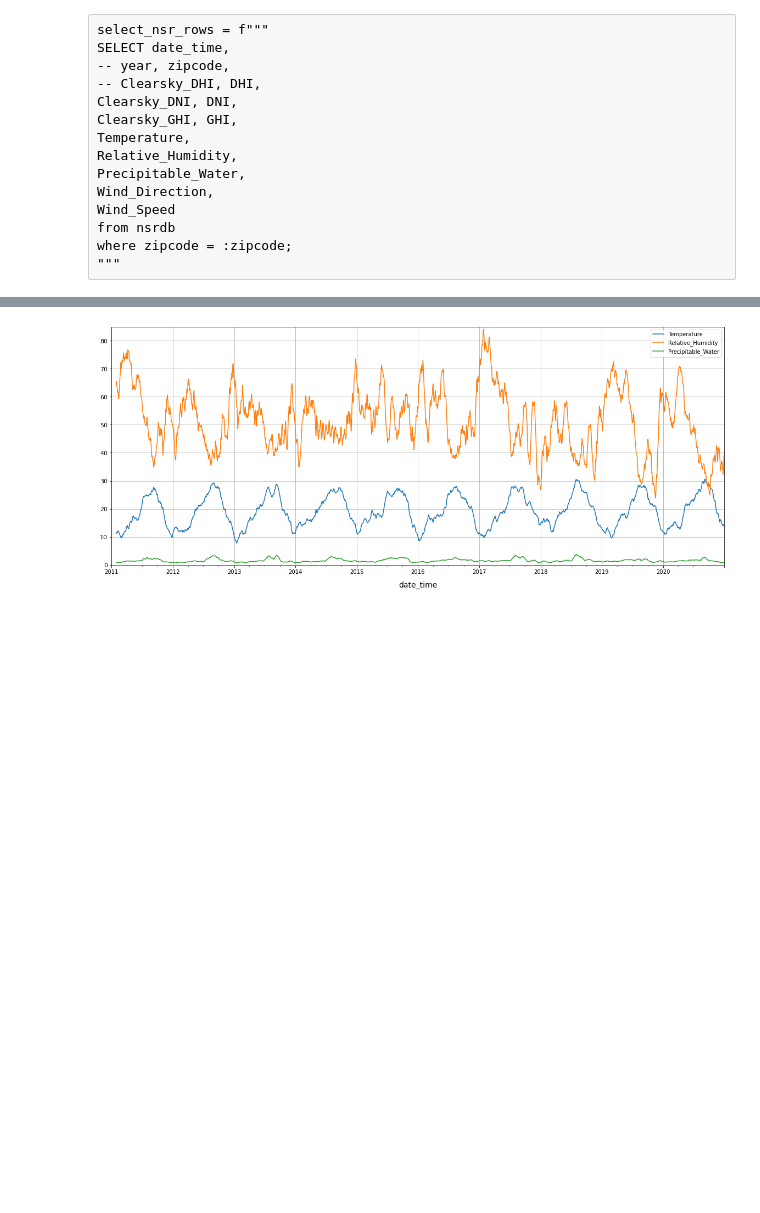
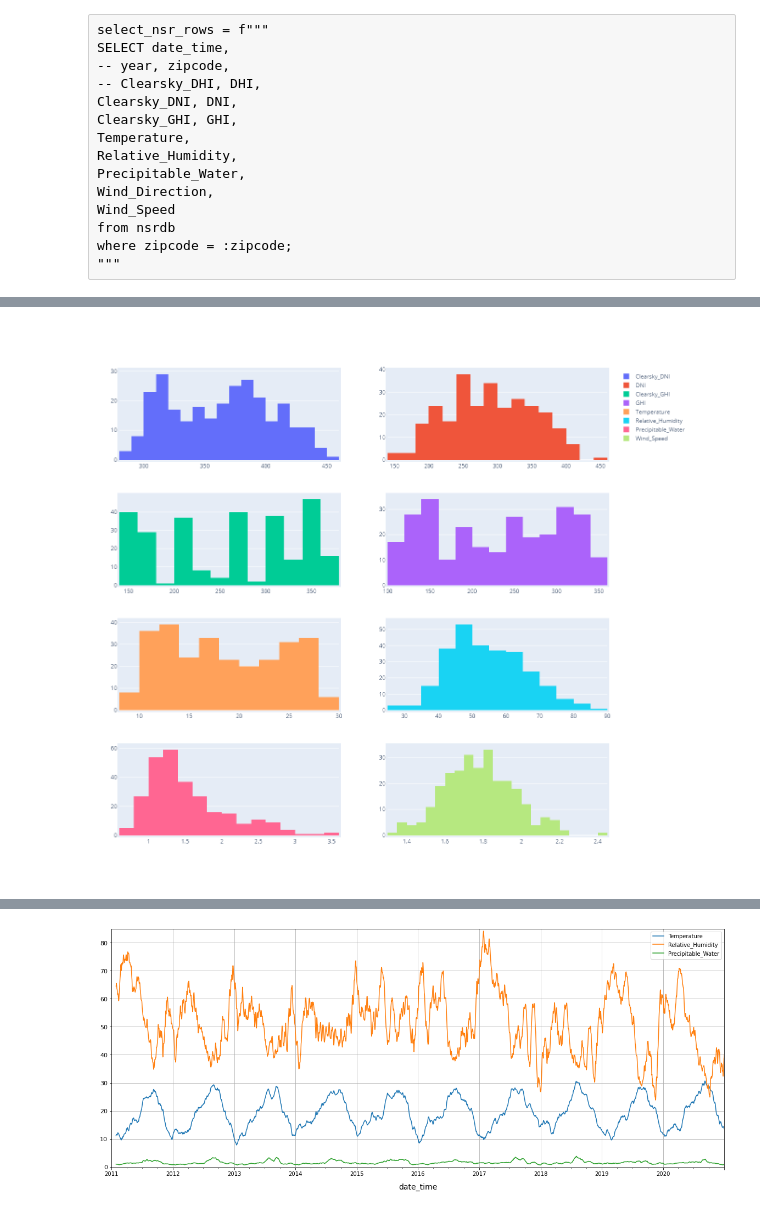
Before and after one commit to gamyers/solar-697, a Jupyter notebook: gm/notebooks/ts_eda.ipynb, the cells around one changed output, grey strips where cells are left out. Saved outputs shown, nothing was run; the diff lists cells and outputs as text; code cells hidden in the pictures; blank space fills up the shorter version.

```diff
--- a/gm/notebooks/ts_eda.ipynb
+++ b/gm/notebooks/ts_eda.ipynb
@@ -129,0 +204,41 @@ df_rsd.set_index("date_time", inplace=True)
+# %%
+df_rs = df_rsm
+
+# begin == 0, end == None -> include all data
+begin = 0  # math.ceil(len(df_rs)*.90)
+end = None  # math.ceil(len(df_rs) * 0.075)
+
+df_plot = df_rs.iloc[begin:end]
+
+rows, cols = 4, 2
+trace = []
+
+fig = make_subplots(rows=4, cols=2)
+
+for idx, column in enumerate(columns):
+    trace.append(go.Histogram(x=df_plot[column], name=column))
+
+fig.update_layout(
+    autosize=False,
+    width=1300,
+    height=1200,
+    margin=dict(
+        l=50,
+        r=50,
+        b=100,
+        t=100,
+        pad=4
+    ))
+
+fig.append_trace(trace[0], 1, 1)
+fig.append_trace(trace[1], 1, 2)
+fig.append_trace(trace[2], 2, 1)
+fig.append_trace(trace[3], 2, 2)
+fig.append_trace(trace[4], 3, 1)
+fig.append_trace(trace[5], 3, 2)
+fig.append_trace(trace[6], 4, 1)
+fig.append_trace(trace[7], 4, 2)
+
+fig.show()
+# %% [output]
+[figure, added]
```
Also changed, not shown: parts of 10 cells of this notebook, 1 other file.
